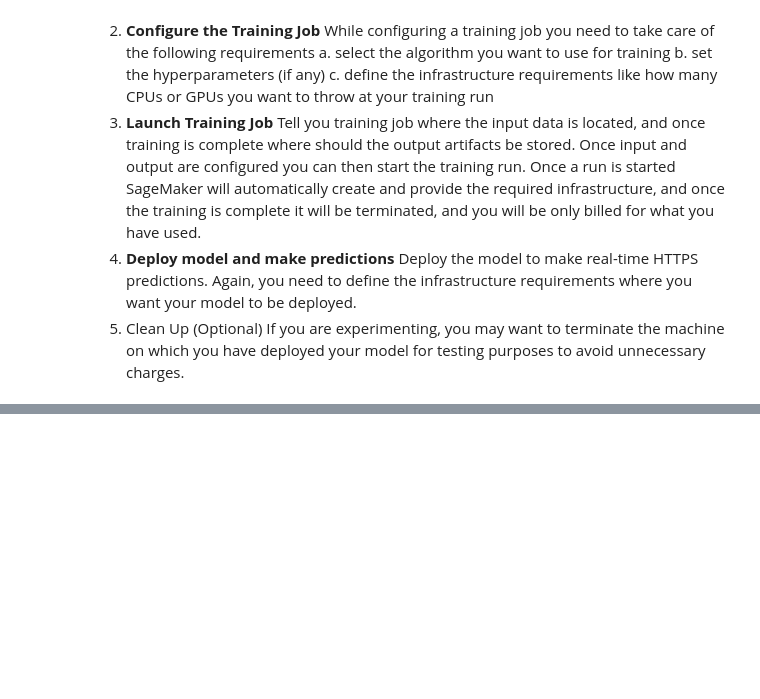
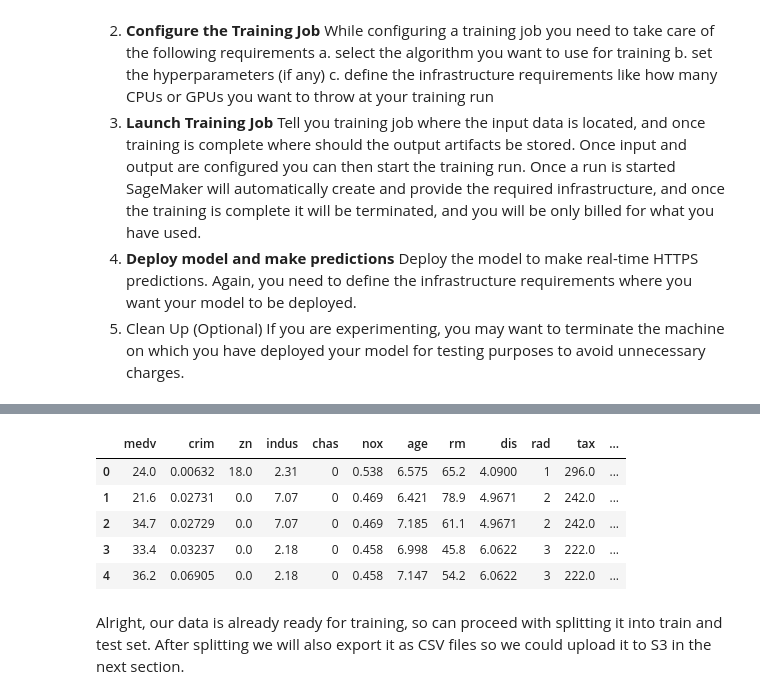
Before and after one commit to hassaanbinaslam/myblog_fastai_archived, a Jupyter notebook: _notebooks/2022-06-08-sagemaker-training-overview.ipynb, the cells around one changed output, grey strips where cells are left out. Saved outputs shown, nothing was run; the diff lists cells and outputs as text; code cells hidden in the pictures; blank space fills up the shorter version.

```diff
--- a/_notebooks/2022-06-08-sagemaker-training-overview.ipynb
+++ b/_notebooks/2022-06-08-sagemaker-training-overview.ipynb
@@ -39,0 +98,13 @@ A typical SageMaker machine learning flow has the following steps. If we have a
+# %%
+df = pd.concat([df['medv'], df.drop('medv', axis='columns')], axis='columns')
+
+df.head()
+# %% [output]
+|  | medv | crim | zn | indus | chas | nox | age | rm | dis | rad | tax | ... |
+| 0 | 24.0 | 0.00632 | 18.0 | 2.31 | 0 | 0.538 | 6.575 | 65.2 | 4.0900 | 1 | 296.0 | ... |
+| 1 | 21.6 | 0.02731 | 0.0 | 7.07 | 0 | 0.469 | 6.421 | 78.9 | 4.9671 | 2 | 242.0 | ... |
+| 2 | 34.7 | 0.02729 | 0.0 | 7.07 | 0 | 0.469 | 7.185 | 61.1 | 4.9671 | 2 | 242.0 | ... |
+| 3 | 33.4 | 0.03237 | 0.0 | 2.18 | 0 | 0.458 | 6.998 | 45.8 | 6.0622 | 3 | 222.0 | ... |
+| 4 | 36.2 | 0.06905 | 0.0 | 2.18 | 0 | 0.458 | 7.147 | 54.2 | 6.0622 | 3 | 222.0 | ... |
+# %% [markdown]
+Alright, our data is already ready for training, so can proceed with splitting it into train and test set. After splitting we will also export it as CSV files so we could upload it to S3 in the next section.
```
Also changed, not shown: parts of 48 cells of this notebook, 3 other files.
